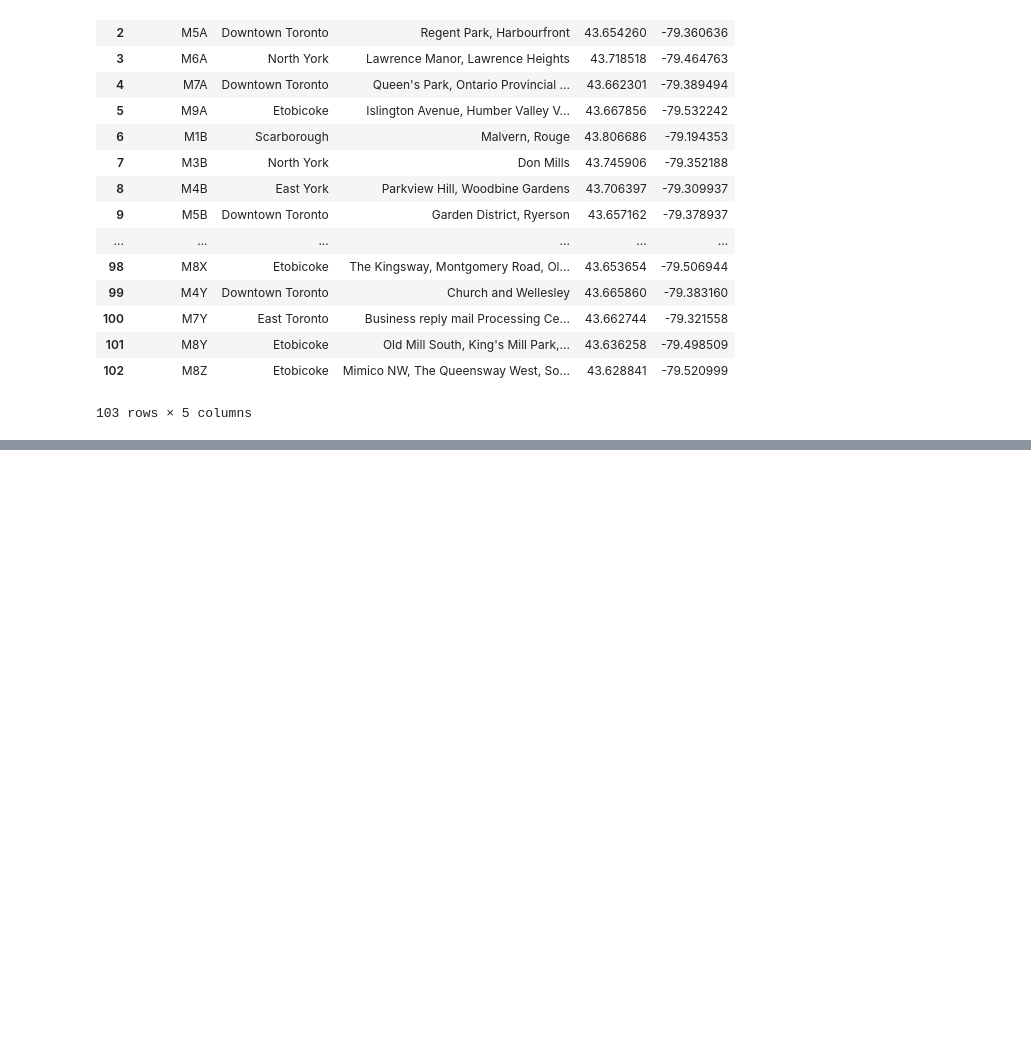
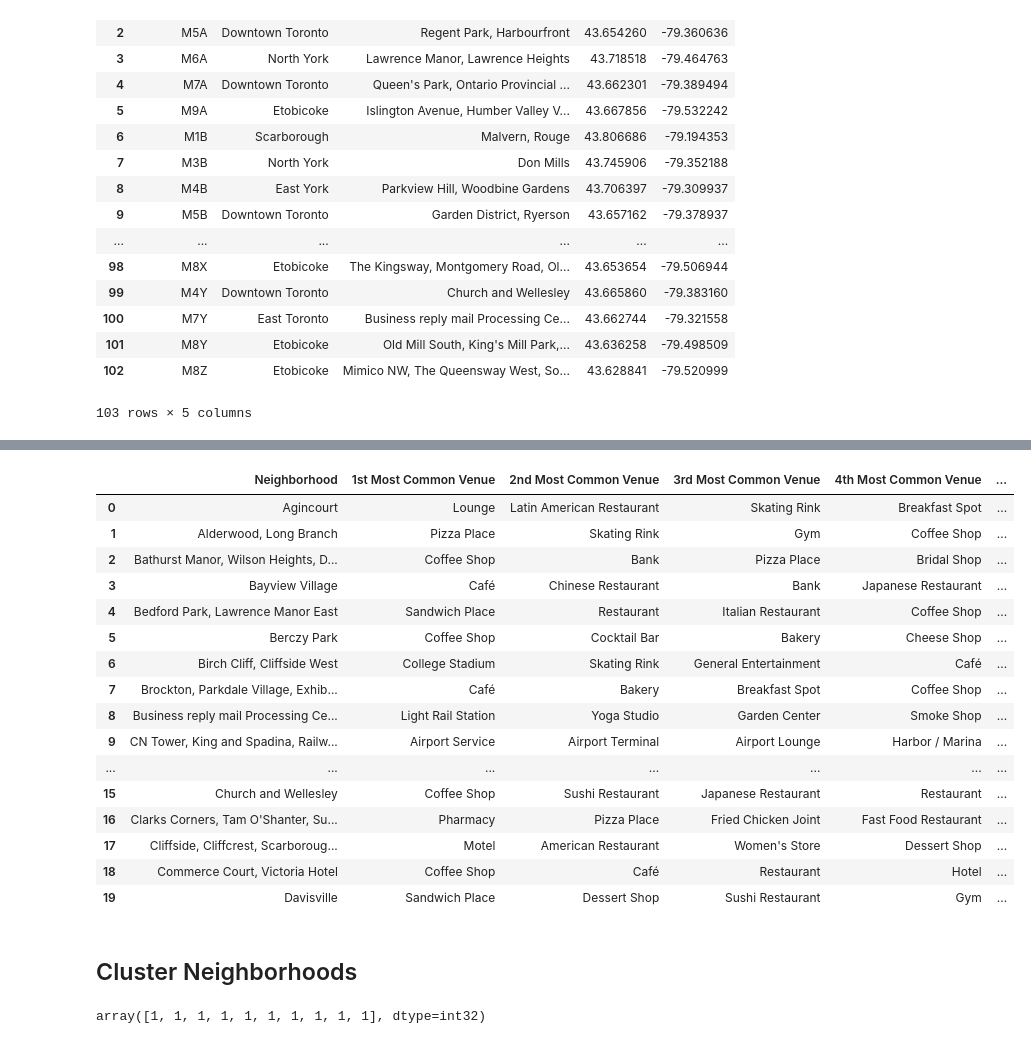
Before and after one commit to Hugo-Omar-Herrera/Coursera_Capstone, a Jupyter notebook: Toronto Segmenting and Clustering.ipynb, the cells around one changed output, grey strips where cells are left out. Drawn from its saved outputs; the diff is of its cells as text; code cells hidden in the pictures; blank space fills up the shorter version.

```diff
--- a/Toronto Segmenting and Clustering.ipynb
+++ b/Toronto Segmenting and Clustering.ipynb
@@ -130,0 +488,14 @@ df_completed
+# %%
+#Print each neighborhood along with the top 5 most common venues
+
+num_top_venues = 5
+
+for hood in toronto_grouped['Neighborhood']:
+    print("----"+hood+"----")
+    temp = toronto_grouped[toronto_grouped['Neighborhood'] == hood].T.reset_index()
+    temp.columns = ['venue','freq']
+    temp = temp.iloc[1:]
+    temp['freq'] = temp['freq'].astype(float)
+    temp = temp.round({'freq': 2})
+    print(temp.sort_values('freq', ascending=False).reset_index(drop=True).head(num_top_venues))
+    print('\n')
@@ -130,0 +520,64 @@ df_completed
+# %%
+# function to sort the venues in descending order
+
+def return_most_common_venues(row, num_top_venues):
+    row_categories = row.iloc[1:]
+    row_categories_sorted = row_categories.sort_values(ascending=False)
+
+    return row_categories_sorted.index.values[0:num_top_venues]
+# %%
+# Create a pandas df
+
+num_top_venues = 10
+
+indicators = ['st', 'nd', 'rd']
+
+# create columns according to number of top venues
+columns = ['Neighborhood']
+for ind in np.arange(num_top_venues):
+    try:
+        columns.append('{}{} Most Common Venue'.format(ind+1, indicators[ind]))
+    except:
+        columns.append('{}th Most Common Venue'.format(ind+1))
+
+# create a new dataframe
+neighborhoods_venues_sorted = pd.DataFrame(columns=columns)
+neighborhoods_venues_sorted['Neighborhood'] = toronto_grouped['Neighborhood']
+
+for ind in np.arange(toronto_grouped.shape[0]):
+    neighborhoods_venues_sorted.iloc[ind, 1:] = return_most_common_venues(toronto_grouped.iloc[ind, :], num_top_venues)
+
+neighborhoods_venues_sorted.head(20)
+# %% [output]
+|  | Neighborhood | 1st Most Common Venue | 2nd Most Common Venue | 3rd Most Common Venue | 4th Most Common Venue | ... |
+| 0 | Agincourt | Lounge | Latin American Restaurant | Skating Rink | Breakfast Spot | ... |
+| 1 | Alderwood, Long Branch | Pizza Place | Skating Rink | Gym | Coffee Shop | ... |
+| 2 | Bathurst Manor, Wilson Heights, D... | Coffee Shop | Bank | Pizza Place | Bridal Shop | ... |
+| 3 | Bayview Village | Café | Chinese Restaurant | Bank | Japanese Restaurant | ... |
+| 4 | Bedford Park, Lawrence Manor East | Sandwich Place | Restaurant | Italian Restaurant | Coffee Shop | ... |
+| 5 | Berczy Park | Coffee Shop | Cocktail Bar | Bakery | Cheese Shop | ... |
+| 6 | Birch Cliff, Cliffside West | College Stadium | Skating Rink | General Entertainment | Café | ... |
+| 7 | Brockton, Parkdale Village, Exhib... | Café | Bakery | Breakfast Spot | Coffee Shop | ... |
+| 8 | Business reply mail Processing Ce... | Light Rail Station | Yoga Studio | Garden Center | Smoke Shop | ... |
+| 9 | CN Tower, King and Spadina, Railw... | Airport Service | Airport Terminal | Airport Lounge | Harbor / Marina | ... |
+| ... | ... | ... | ... | ... | ... | ... |
+| 15 | Church and Wellesley | Coffee Shop | Sushi Restaurant | Japanese Restaurant | Restaurant | ... |
+| 16 | Clarks Corners, Tam O'Shanter, Su... | Pharmacy | Pizza Place | Fried Chicken Joint | Fast Food Restaurant | ... |
+| 17 | Cliffside, Cliffcrest, Scarboroug... | Motel | American Restaurant | Women's Store | Dessert Shop | ... |
+| 18 | Commerce Court, Victoria Hotel | Coffee Shop | Café | Restaurant | Hotel | ... |
+| 19 | Davisville | Sandwich Place | Dessert Shop | Sushi Restaurant | Gym | ... |
+# %% [markdown]
+## Cluster Neighborhoods
+# %%
+# set number of clusters
+kclusters = 5
+
+toronto_grouped_clustering = toronto_grouped.drop('Neighborhood', 1)
+
+# run k-means clustering
+kmeans = KMeans(n_clusters=kclusters, random_state=0).fit(toronto_grouped_clustering)
+
+# check cluster labels generated for each row in the dataframe
+kmeans.labels_[0:10]
+# %% [output]
+array([1, 1, 1, 1, 1, 1, 1, 1, 1, 1], dtype=int32)
```
Also changed, not shown: parts of 46 cells of this notebook.
